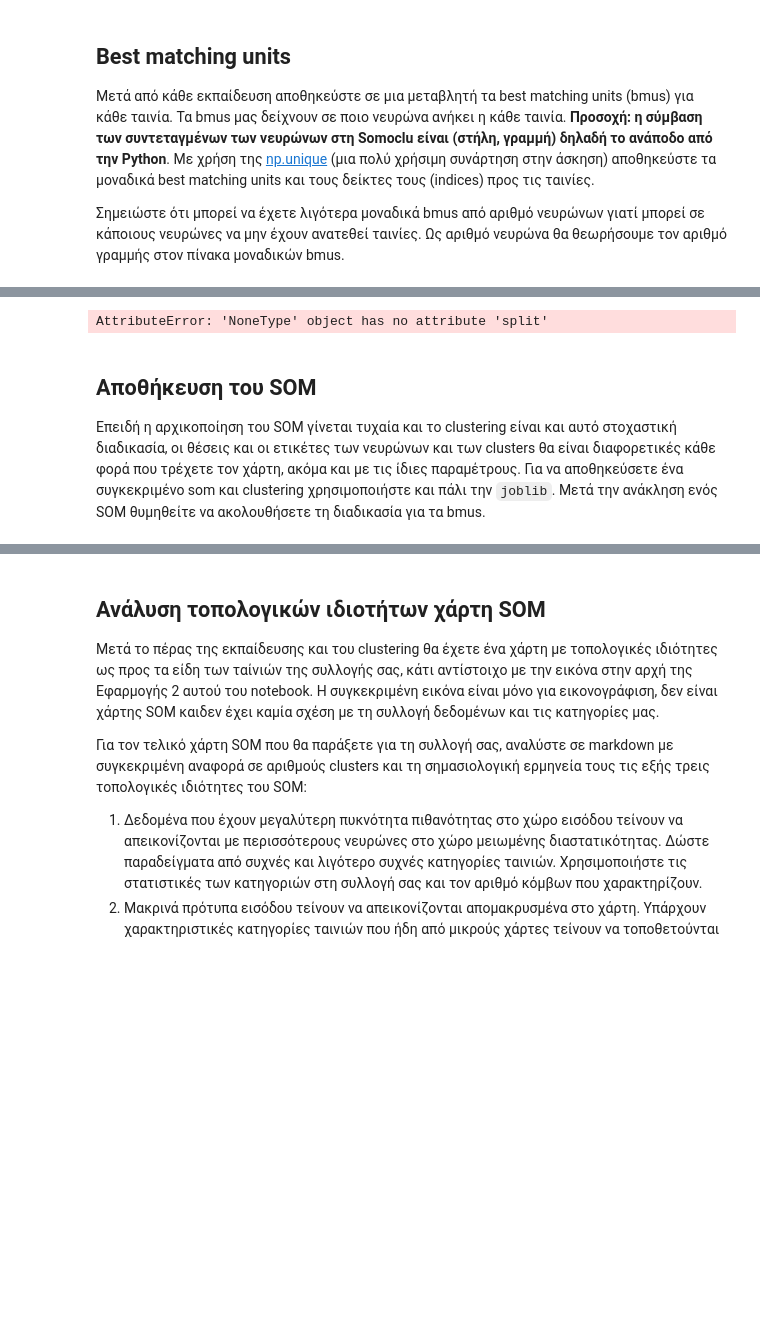
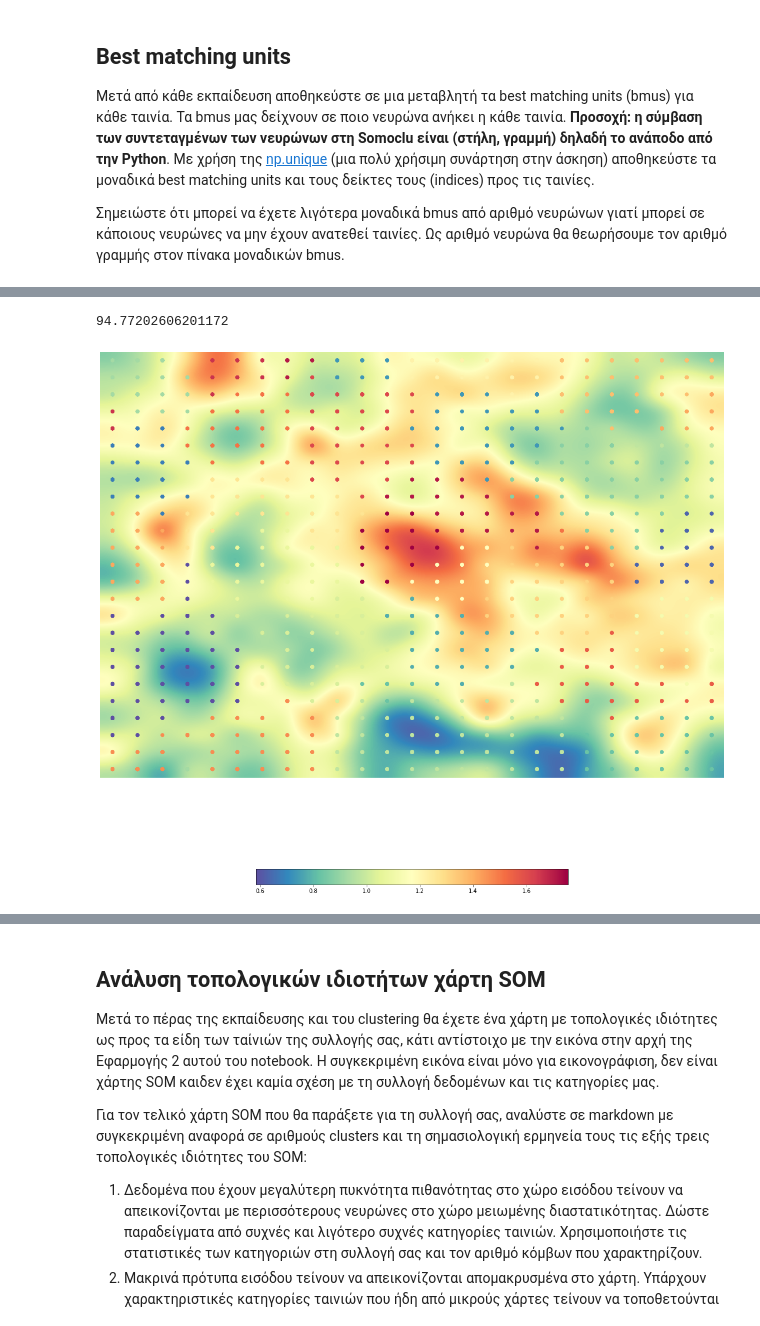
Before and after one commit to alextsaf/Neural-Networks-NTUA, a Jupyter notebook: 2nd/NN_Team_22_Unsupervised_Learning.ipynb, the cells around one changed output, grey strips where cells are left out. Saved outputs shown, nothing was run; the diff lists cells and outputs as text; code cells hidden in the pictures; blank space fills up the shorter version.

```diff
--- a/2nd/NN_Team_22_Unsupervised_Learning.ipynb
+++ b/2nd/NN_Team_22_Unsupervised_Learning.ipynb
@@ -728,11 +947,22 @@ print(som.codebook)
+# %%
+import time
+
+som2 = somoclu.Somoclu(25, 25, maptype="planar")
+start_time = time.time()
+som2.train(data=final_set[:2500], epochs=100)
+train_time = time.time() - start_time
+print(train_time)
+# %% [output]
+94.77202606201172
 # %%
 from sklearn.cluster import KMeans
 
-som.cluster(KMeans(n_clusters=20))
+alg = KMeans(n_clusters=25, n_init=10)
+som2.cluster(algorithm=alg)
-# %% [output]
-AttributeError: 'NoneType' object has no attribute 'split'
-# %% [markdown]
-
-## Αποθήκευση του SOM
-
-Επειδή η αρχικοποίηση του SOM γίνεται τυχαία και το clustering είναι και αυτό στοχαστική διαδικασία, οι θέσεις και οι ετικέτες των νευρώνων και των clusters θα είναι διαφορετικές κάθε φορά που τρέχετε τον χάρτη, ακόμα και με τις ίδιες παραμέτρους. Για να αποθηκεύσετε ένα συγκεκριμένο som και clustering χρησιμοποιήστε και πάλι την `joblib`. Μετά την ανάκληση ενός SOM θυμηθείτε να ακολουθήσετε τη διαδικασία για τα bmus.
+# %%
+som2 = joblib.load('som2_KMeans.pkl')
+# %%
+som2.view_umatrix(bestmatches=True, colorbar=True,figsize=(20, 20))
+matplotlib.pyplot.show()
+# %% [output]
+[figure, added]
```
Also changed, not shown: parts of 88 cells of this notebook, 2 other files.
